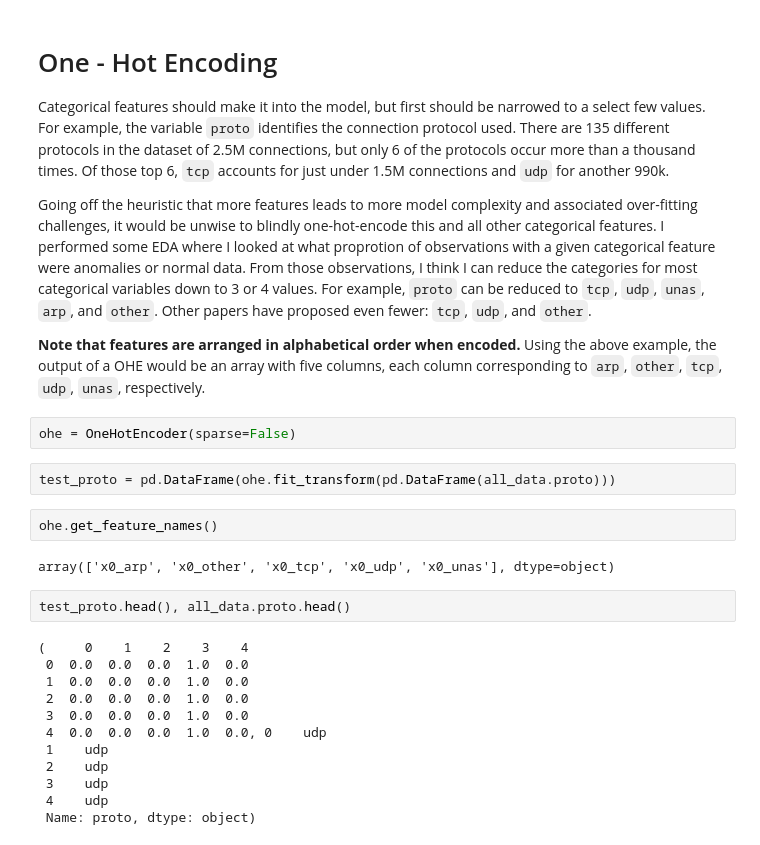
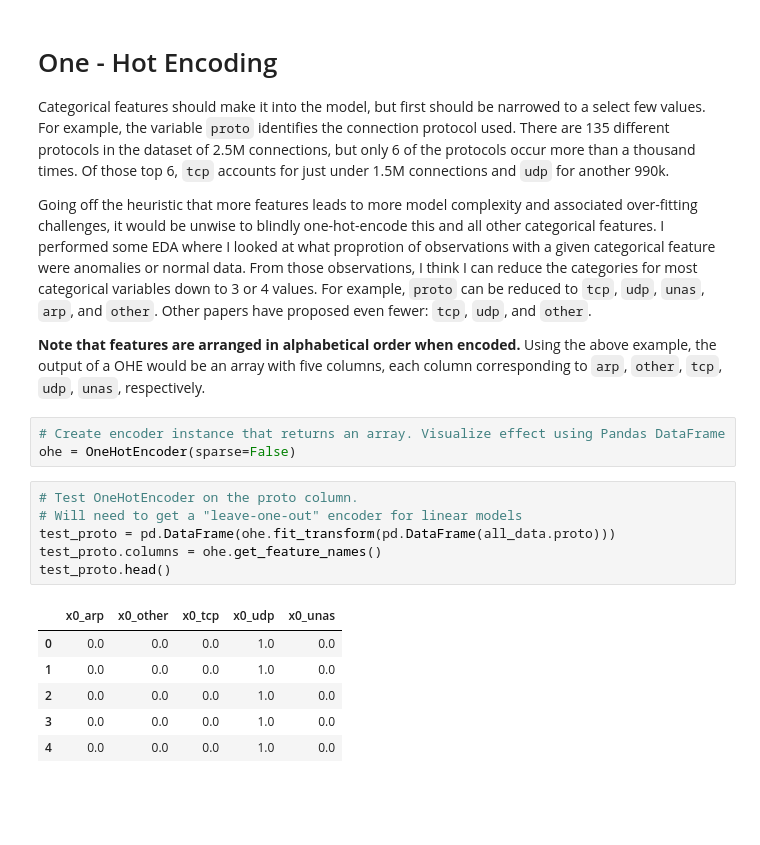
Before and after one commit to adamsxs/metis_project_05_anomaly_detection, a Jupyter notebook: 01_EDA_UNSW-NB15.ipynb, the cells around one changed output. Cells and saved outputs as stored; diff of their text form; blank space fills up the shorter version.

```diff
--- a/01_EDA_UNSW-NB15.ipynb
+++ b/01_EDA_UNSW-NB15.ipynb
@@ -421,26 +332,20 @@ Categorical features should make it into the model, but first should be narrowed
 Going off the heuristic that more features leads to more model complexity and associated over-fitting challenges, it would be unwise to blindly one-hot-encode this and all other categorical features. I performed some EDA where I looked at what proprotion of observations with a given categorical feature were anomalies or normal data. From those observations, I think I can reduce the categories for most categorical variables down to 3 or 4 values. For example, `proto` can be reduced to `tcp`, `udp`, `unas`, `arp`, and `other`. Other papers have proposed even fewer: `tcp`, `udp`, and `other`.
 
 **Note that features are arranged in alphabetical order when encoded.** Using the above example, the output of a OHE would be an array with five columns, each column corresponding to `arp`, `other`, `tcp`, `udp`, `unas`, respectively.
-# %%
-ohe = OneHotEncoder(sparse=False)
-# %%
-test_proto = pd.DataFrame(ohe.fit_transform(pd.DataFrame(all_data.proto)))
-# %%
-ohe.get_feature_names()
-# %% [output]
-array(['x0_arp', 'x0_other', 'x0_tcp', 'x0_udp', 'x0_unas'], dtype=object)
-# %%
-test_proto.head(), all_data.proto.head()
-# %% [output]
-(     0    1    2    3    4
- 0  0.0  0.0  0.0  1.0  0.0
- 1  0.0  0.0  0.0  1.0  0.0
- 2  0.0  0.0  0.0  1.0  0.0
- 3  0.0  0.0  0.0  1.0  0.0
- 4  0.0  0.0  0.0  1.0  0.0, 0    udp
- 1    udp
- 2    udp
- 3    udp
- 4    udp
- Name: proto, dtype: object)
+# %%
+# Create encoder instance that returns an array. Visualize effect using Pandas DataFrame
+ohe = OneHotEncoder(sparse=False)
+# %%
+# Test OneHotEncoder on the proto column.
+# Will need to get a "leave-one-out" encoder for linear models
+test_proto = pd.DataFrame(ohe.fit_transform(pd.DataFrame(all_data.proto)))
+test_proto.columns = ohe.get_feature_names()
+test_proto.head()
+# %% [output]
+|  | x0_arp | x0_other | x0_tcp | x0_udp | x0_unas |
+| 0 | 0.0 | 0.0 | 0.0 | 1.0 | 0.0 |
+| 1 | 0.0 | 0.0 | 0.0 | 1.0 | 0.0 |
+| 2 | 0.0 | 0.0 | 0.0 | 1.0 | 0.0 |
+| 3 | 0.0 | 0.0 | 0.0 | 1.0 | 0.0 |
+| 4 | 0.0 | 0.0 | 0.0 | 1.0 | 0.0 |
 # %% [markdown]
```
Also changed, not shown: parts of 73 cells of this notebook, 4 other files.
